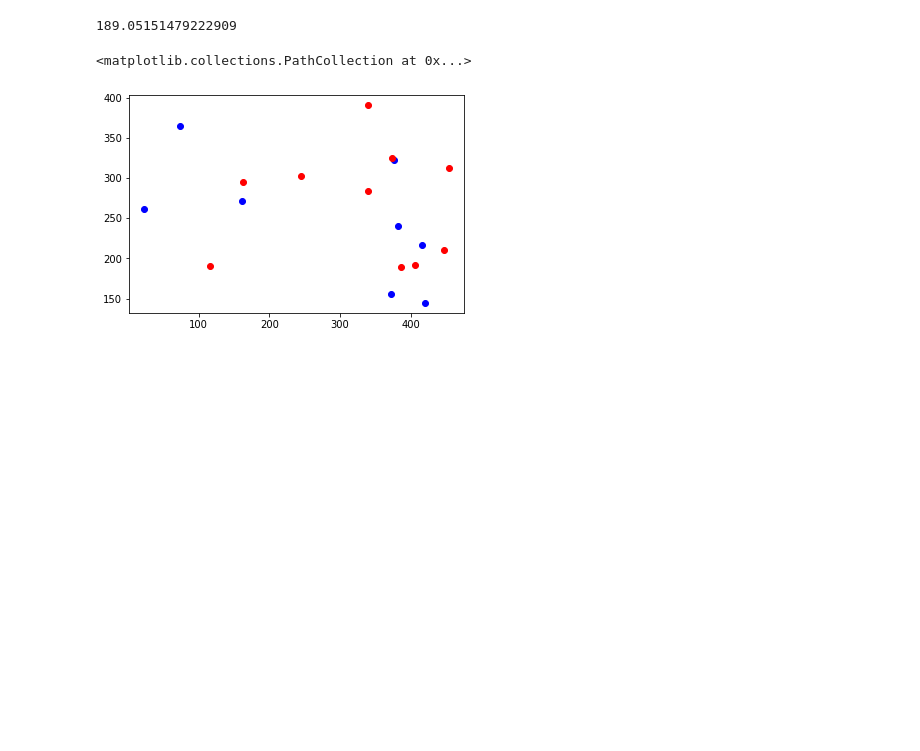
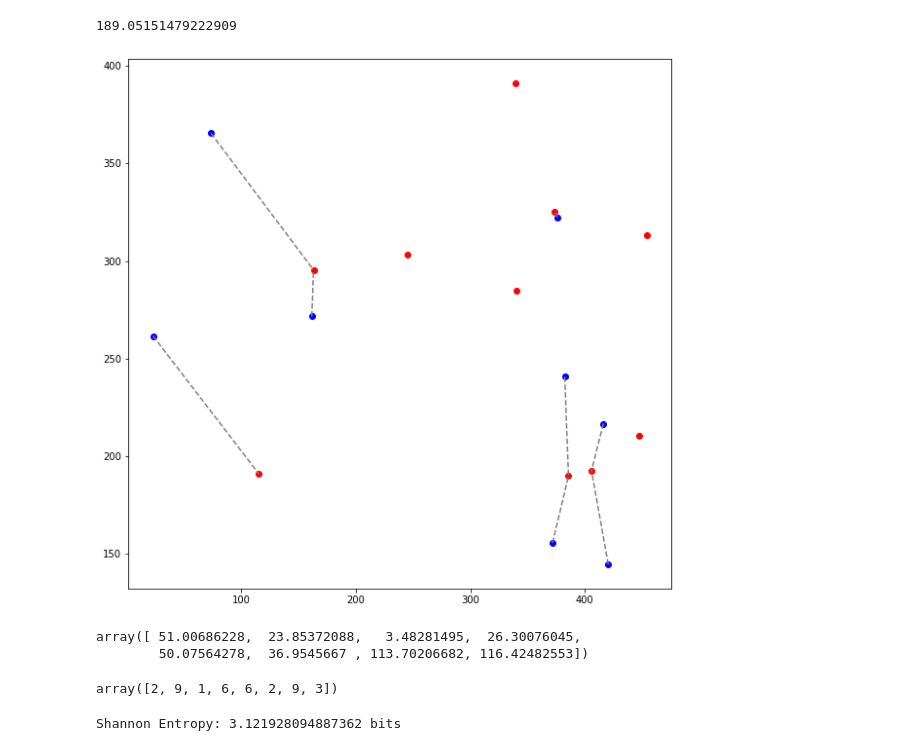
Before and after one commit to jozsarato/PyEyeSim, a Jupyter notebook: Notebooks/RDMDemo.ipynb, the cells around one changed output. Cells and saved outputs as stored; diff of their text form; code cells hidden in the pictures; blank space fills up the shorter version.

Commit message:
added entropy and euclidean distance for only closest fixations functionalities

```diff
--- a/Notebooks/RDMDemo.ipynb
+++ b/Notebooks/RDMDemo.ipynb
@@ -339,11 +384,24 @@ average_distance = np.mean(distances)
 average_distance
 # %% [output]
 189.05151479222909
+# %%
+
+closest_indices = np.argmin(distances, axis=1)
 # %%
+plt.figure(figsize=(10, 10))
 plt.scatter(eucSub1[:, 0], eucSub1[:, 1], c='blue', label='S18')
 
 # Plot S40 coordinates
 plt.scatter(eucSub2[:, 0], eucSub2[:, 1], c='red', label='S40')
+
+for i in range(len(eucSub1)):
+    # Start point from eucSub1
+    start_point = eucSub1[i]
+
+    # End point from eucSub2 using the closest index
+    end_point = eucSub2[closest_indices[i]]
+
+    # Draw the connecting line
+    plt.plot([start_point[0], end_point[0]], [start_point[1], end_point[1]], 'grey', linestyle='--')
 # %% [output]
-<matplotlib.collections.PathCollection at 0x...>
-[figure, old version]
+[figure, new version]
@@ -349,0 +411,9 @@ plt.scatter(eucSub2[:, 0], eucSub2[:, 1], c='red', label='S40')
+# %%
+closest_distances
+# %% [output]
+array([ 51.00686228,  23.85372088,   3.48281495,  26.30076045,
+        50.07564278,  36.9545667 , 113.70206682, 116.42482553])
+# %%
+closest_indices
+# %% [output]
+array([2, 9, 1, 6, 6, 2, 9, 3])
@@ -349,0 +447,6 @@ plt.scatter(eucSub2[:, 0], eucSub2[:, 1], c='red', label='S40')
+# %%
+
+shannon_entropy = entropy(probabilities, base=2)
+print(f'Shannon Entropy: {shannon_entropy} bits')
+# %% [output]
+Shannon Entropy: 3.121928094887362 bits
```
Also changed, not shown: parts of 21 cells of this notebook, 2 other files.
